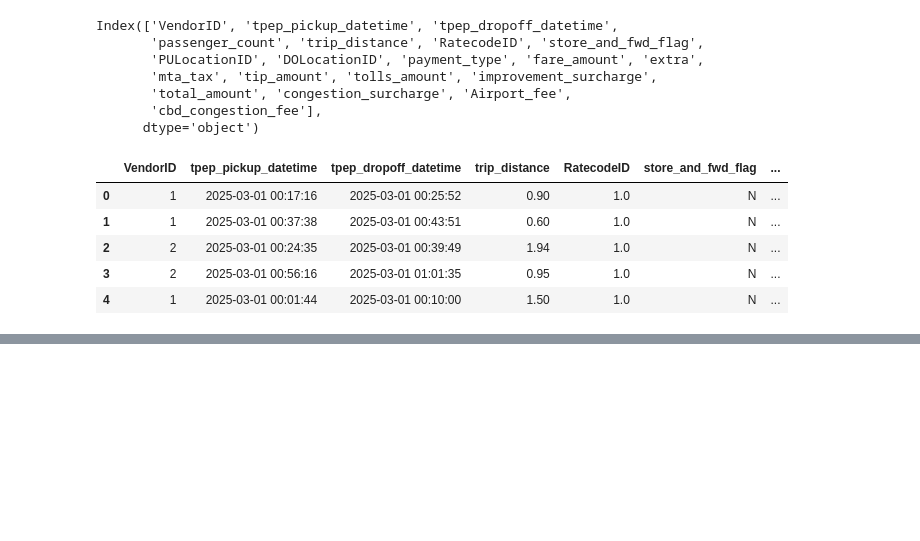
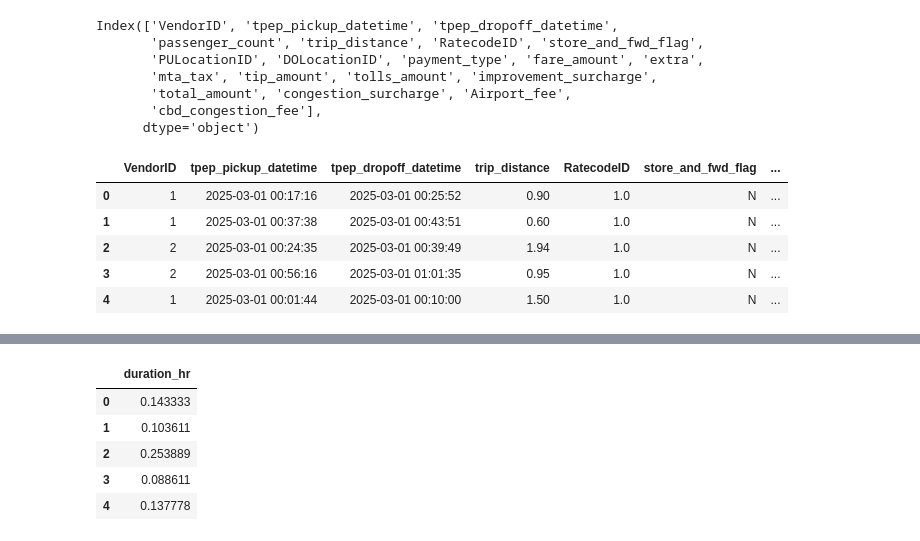
Before and after one commit to nastasiaoginska/New-York-Taxi-Analysis, a Jupyter notebook: Notebook.ipynb, the cells around one changed output, grey strips where cells are left out. Drawn from its saved outputs; the diff is of its cells as text; code cells hidden in the pictures; blank space fills up the shorter version.

```diff
--- a/Notebook.ipynb
+++ b/Notebook.ipynb
@@ -184,0 +244,10 @@ taxi_df.head()
+# %%
+taxi_df['duration_hr'] = taxi_df['duration_min'] / 60
+taxi_df[['duration_hr']].head()
+# %% [output]
+|  | duration_hr |
+| 0 | 0.143333 |
+| 1 | 0.103611 |
+| 2 | 0.253889 |
+| 3 | 0.088611 |
+| 4 | 0.137778 |
```
Also changed, not shown: parts of 15 cells of this notebook.
